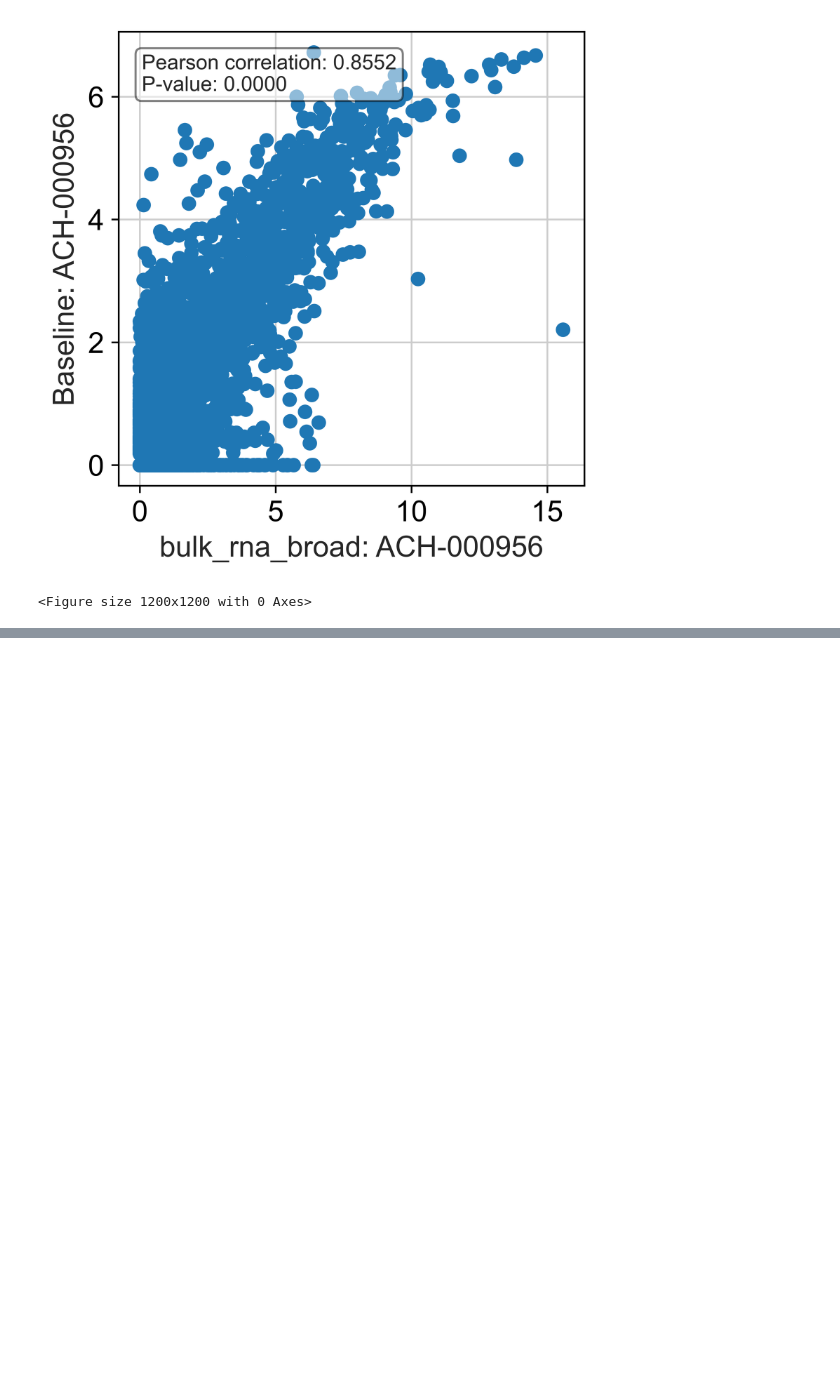
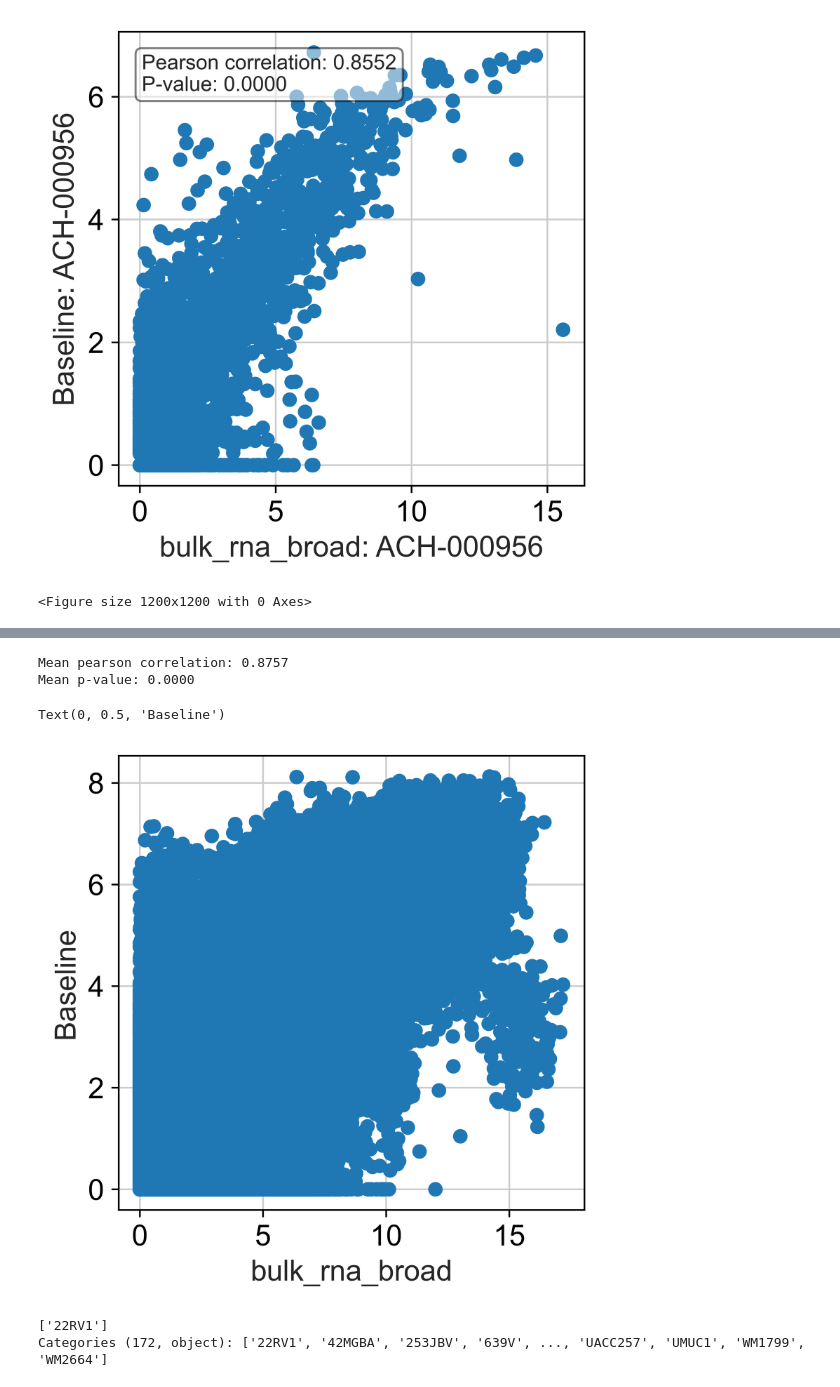
Before and after one commit to theislab/pertpy-reproducibility, a Jupyter notebook: mcfarland/03_mcfarland_bulk_correlation.ipynb, the cells around one changed output, grey strips where cells are left out. Cells and saved outputs as stored; diff of their text form; code cells hidden in the pictures; blank space fills up the shorter version.

```diff
--- a/mcfarland/03_mcfarland_bulk_correlation.ipynb
+++ b/mcfarland/03_mcfarland_bulk_correlation.ipynb
@@ -193,0 +190,22 @@ P-value: 0.0000
+# %%
+annotation = "\n".join(
+    (
+        f"Mean pearson correlation: {np.mean(np.diag(corr)):.4f}",
+        f"Mean p-value: {np.mean(np.diag(pval)):.4f}",
+    )
+)
+print(annotation)
+
+plt.scatter(x=base_line.obsm[metadata_key], y=base_line.X)
+plt.xlabel(metadata_key)
+plt.ylabel("Baseline")
+# %% [output]
+Mean pearson correlation: 0.8757
+Mean p-value: 0.0000
+Text(0, 0.5, 'Baseline')
+[figure, added]
+# %%
+adata.obs[adata.obs["DepMap_ID"] == "ACH-000956"]["cell_line"].unique()
+# %% [output]
+['22RV1']
+Categories (172, object): ['22RV1', '42MGBA', '253JBV', '639V', ..., 'UACC257', 'UMUC1', 'WM1799', 'WM2664']
```
Also changed, not shown: parts of 1 cell of this notebook, 7 other files.
